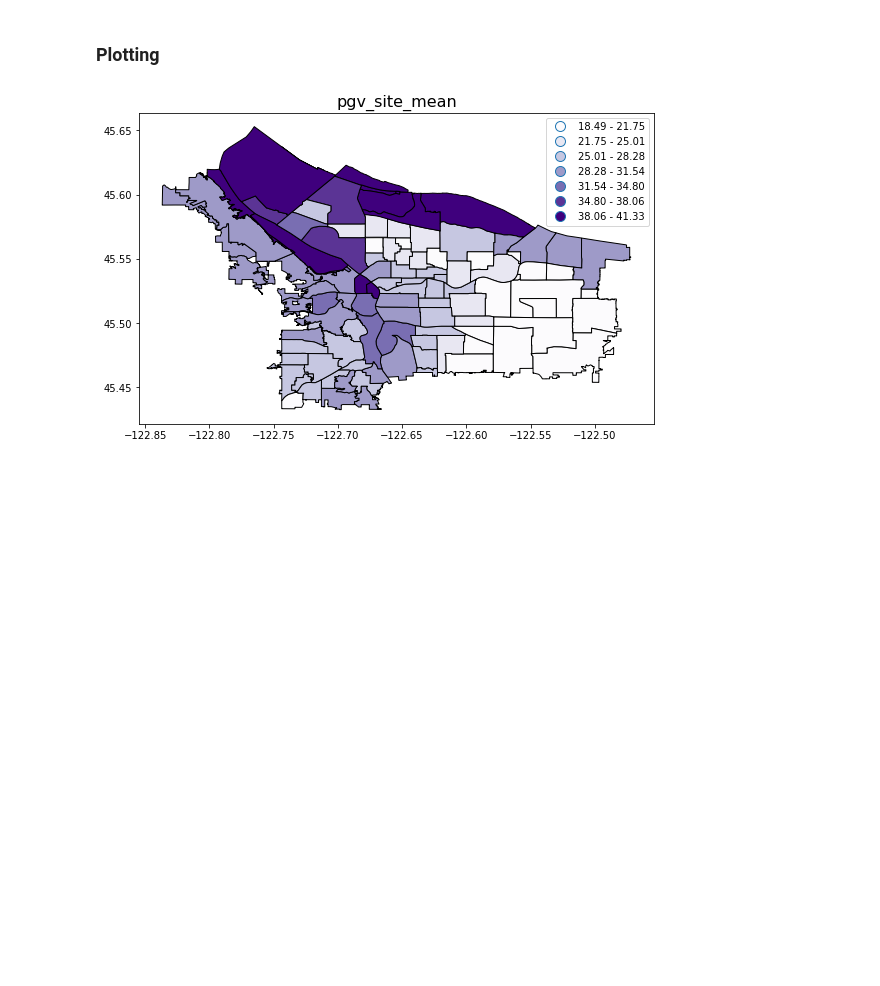
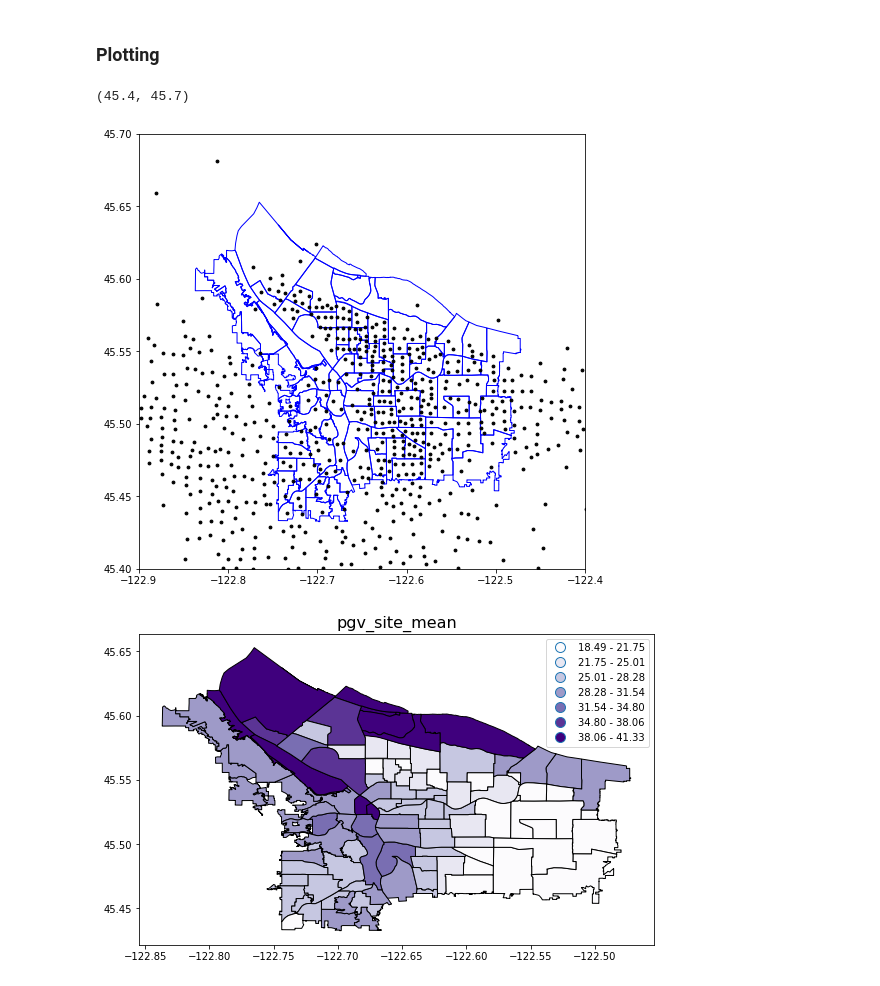
Before and after one commit to hackoregon/disaster-resilience, a Jupyter notebook: notebooks/block_centroid_allocation_dogami_to_disaster.ipynb, the cells around one changed output. Cells and saved outputs as stored; diff of their text form; code cells hidden in the pictures; blank space fills up the shorter version.

Commit message:
Added plots for testing

```diff
--- a/notebooks/block_centroid_allocation_dogami_to_disaster.ipynb
+++ b/notebooks/block_centroid_allocation_dogami_to_disaster.ipynb
@@ -61,13 +61,13 @@ params = {
                         lnuw.casdaytotal AS casualtiestotal_day_wet,
                         lnuw.casdayl1 AS casualtieslevel1_day_wet,
                         lnuw.casdayl2 AS casualtieslevel2_day_wet,
-                        lnuw.casdayl3 AS casualtieslevel1_day_wet,
-                        lnuw.casdayl4 AS casualtieslevel2_day_wet,
+                        lnuw.casdayl3 AS casualtieslevel3_day_wet,
+                        lnuw.casdayl4 AS casualtieslevel4_day_wet,
                         lnuw.casnighttotal AS casualtiestotal_night_wet,
                         lnuw.casnightl1 AS casualtieslevel1_night_wet,
                         lnuw.casnightl2 AS casualtieslevel2_night_wet,
-                        lnuw.casnightl3 AS casualtieslevel1_night_wet,
-                        lnuw.casnightl4 AS casualtieslevel2_night_wet,
+                        lnuw.casnightl3 AS casualtieslevel3_night_wet,
+                        lnuw.casnightl4 AS casualtieslevel4_night_wet,
                         lnud.bldgloss AS buildingloss_dry,
                         lnud.bldg_lr AS buildingloss_ratio_dry,
                         lnud.contentloss AS contentloss_dry,
@@ -81,13 +81,13 @@ params = {
                         lnud.casdaytotal AS casualtiestotal_day_dry,
                         lnud.casdayl1 AS casualtieslevel1_day_dry,
                         lnud.casdayl2 AS casualtieslevel2_day_dry,
-                        lnud.casdayl3 AS casualtieslevel1_day_dry,
-                        lnud.casdayl4 AS casualtieslevel2_day_dry,
+                        lnud.casdayl3 AS casualtieslevel3_day_dry,
+                        lnud.casdayl4 AS casualtieslevel4_day_dry,
                         lnud.casnighttotal AS casualtiestotal_night_dry,
                         lnud.casnightl1 AS casualtieslevel1_night_dry,
                         lnud.casnightl2 AS casualtieslevel2_night_dry,
-                        lnud.casnightl3 AS casualtieslevel1_night_dry,
-                        lnud.casnightl4 AS casualtieslevel2_night_dry
+                        lnud.casnightl3 AS casualtieslevel3_night_dry,
+                        lnud.casnightl4 AS casualtieslevel4_night_dry
                     FROM neighborhood_units nu
                     INNER JOIN loss_neighborhood_unit_csz_m9p0_dry lnud
                     ON nu.nuid = lnud.nuid
@@ -364,6 +371,15 @@ if 'write_csv' in params:
 ### Testing
 # %% [markdown]
 ### Plotting
+# %%
+fig, ax = plt.subplots(1, figsize=(8, 8))
+disneigh_gdf.plot(ax=ax, edgecolor='b', linewidth=1, facecolor="None")
+loss_gdf.plot(ax=ax, color='k', markersize=8)
+ax.set_xlim([-122.9, -122.4])
+ax.set_ylim([45.4, 45.7])
+# %% [output]
+(45.4, 45.7)
+[figure, added]
 # %%
 # Plot column value for each geometry contained in gdf
 # there is a bug in geopandas plot function when column value
```
Also changed, not shown: parts of 6 cells of this notebook.
